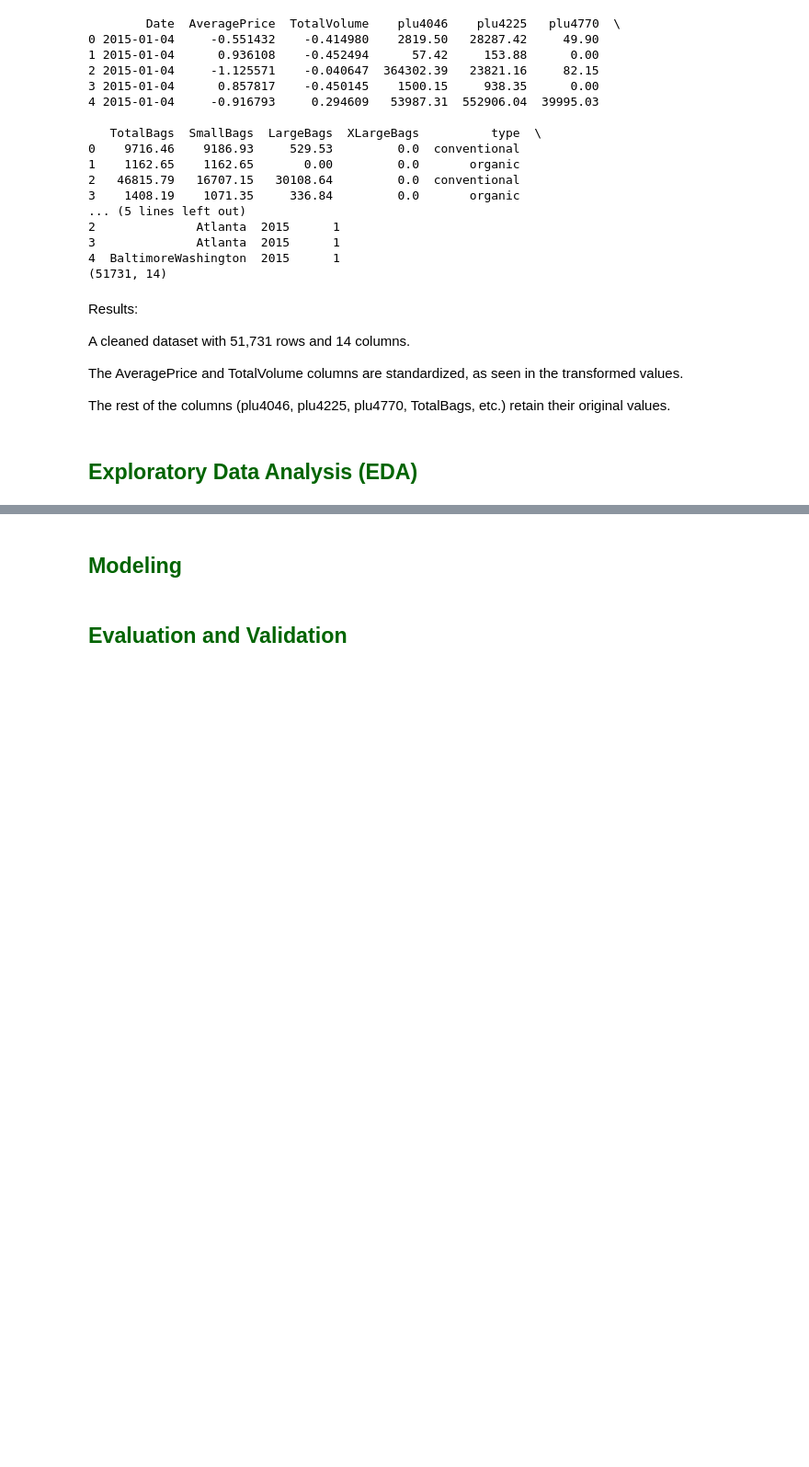
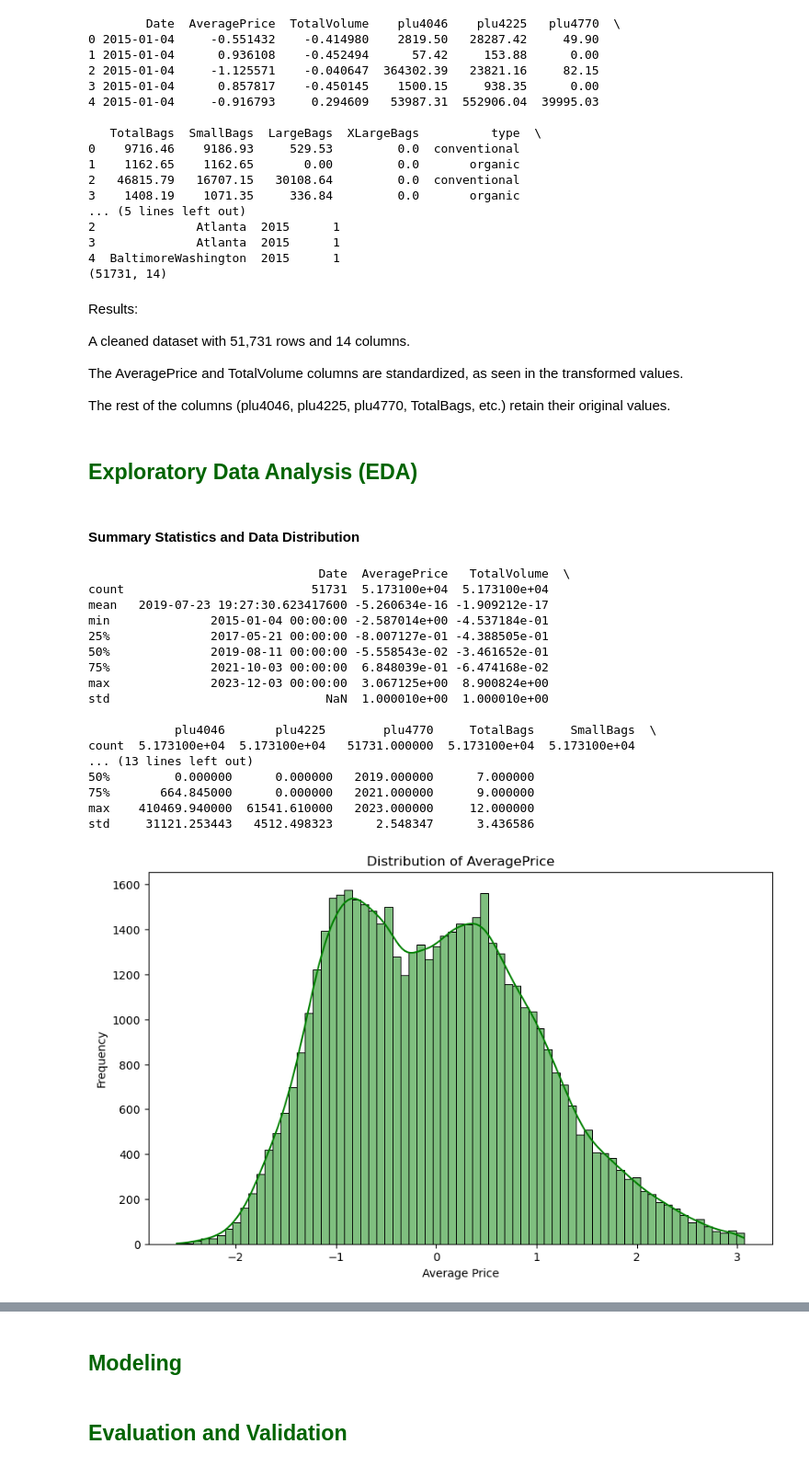
Before and after one commit to mahlatselelosa/Avocado-Prices-and-Sales-Volume-Analysis-2015-2023-, a Jupyter notebook: Avocado Prices and Sales Volume Analysis (2015-2023).ipynb, the cells around one changed output, grey strips where cells are left out. Shown: that part at 92% size. Cells and saved outputs as stored; diff of their text form; code cells hidden in the pictures; blank space fills up the shorter version.

```diff
--- a/Avocado Prices and Sales Volume Analysis (2015-2023).ipynb
+++ b/Avocado Prices and Sales Volume Analysis (2015-2023).ipynb
@@ -301,3 +301,47 @@ The AveragePrice and TotalVolume columns are standardized, as seen in the transf
 The rest of the columns (plu4046, plu4225, plu4770, TotalBags, etc.) retain their original values.
 # %% [markdown]
 <h2 id="exploratory-data-analysis-eda" style="color:darkgreen;">Exploratory Data Analysis (EDA)</h2>
+# %% [markdown]
+#### Summary Statistics and Data Distribution
+# %%
+# Display summary statistics
+print(df_cleaned.describe())
+
+# Checking the distribution of 'AveragePrice' and 'TotalVolume'
+import matplotlib.pyplot as plt
+import seaborn as sns
+
+# Histogram for 'AveragePrice'
+plt.figure(figsize=(10,6))
+sns.histplot(df_cleaned['AveragePrice'], kde=True, color='green')
+plt.title('Distribution of AveragePrice')
+plt.xlabel('Average Price')
+plt.ylabel('Frequency')
+plt.show()
+
+# Histogram for 'TotalVolume'
+plt.figure(figsize=(10,6))
+sns.histplot(df_cleaned['TotalVolume'], kde=True, color='blue')
+plt.title('Distribution of TotalVolume')
+plt.xlabel('Total Volume')
+plt.ylabel('Frequency')
+plt.show()
+# %% [output]
+                                Date  AveragePrice   TotalVolume  \
+count                          51731  5.173100e+04  5.173100e+04
+mean   2019-07-23 19:27:30.623417600 -5.260634e-16 -1.909212e-17
+min              2015-01-04 00:00:00 -2.587014e+00 -4.537184e-01
+25%              2017-05-21 00:00:00 -8.007127e-01 -4.388505e-01
+50%              2019-08-11 00:00:00 -5.558543e-02 -3.461652e-01
+75%              2021-10-03 00:00:00  6.848039e-01 -6.474168e-02
+max              2023-12-03 00:00:00  3.067125e+00  8.900824e+00
+std                              NaN  1.000010e+00  1.000010e+00
+
+            plu4046       plu4225        plu4770     TotalBags     SmallBags  \
+count  5.173100e+04  5.173100e+04   51731.000000  5.173100e+04  5.173100e+04
+... (13 lines left out)
+50%         0.000000      0.000000   2019.000000      7.000000
+75%       664.845000      0.000000   2021.000000      9.000000
+max    410469.940000  61541.610000   2023.000000     12.000000
+std     31121.253443   4512.498323      2.548347      3.436586
+[figure, added]
```
Also changed, not shown: parts of 9 cells of this notebook.
